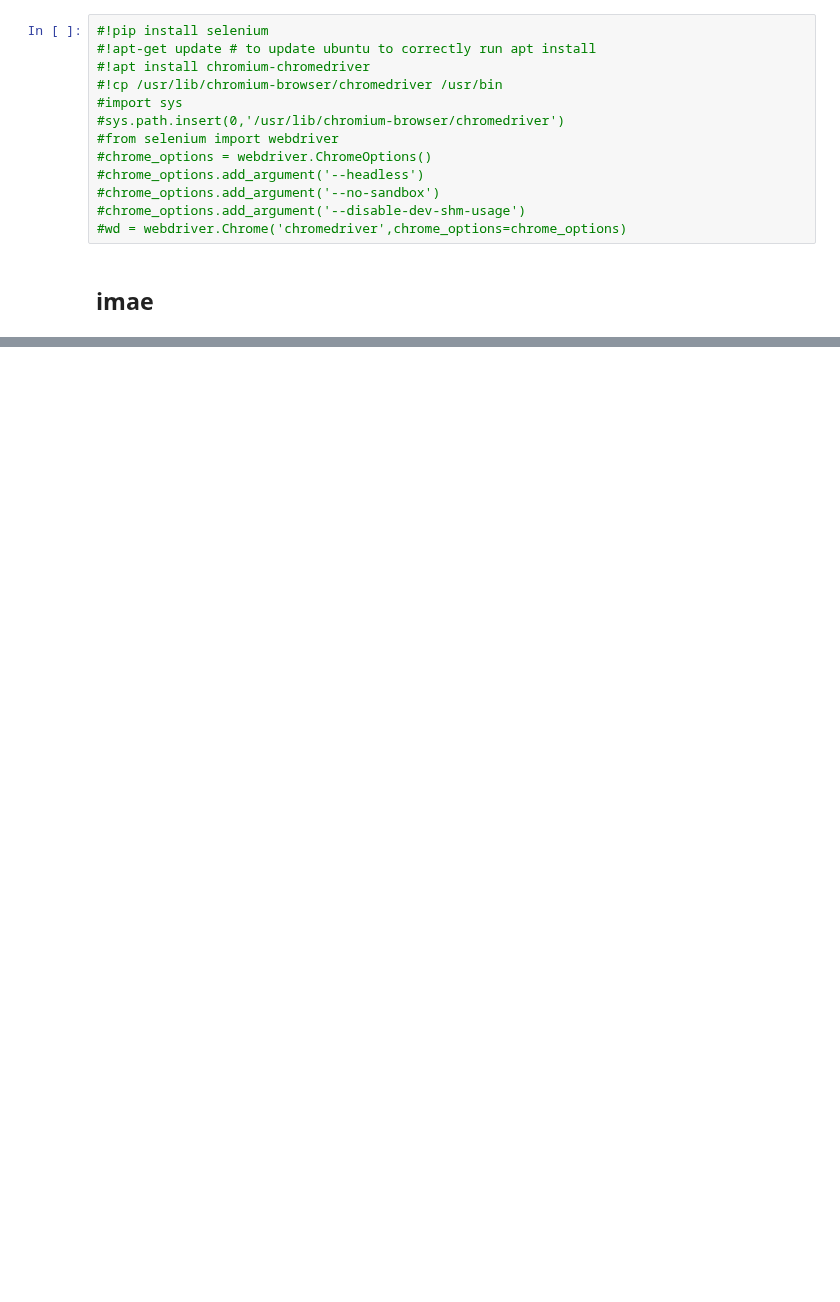
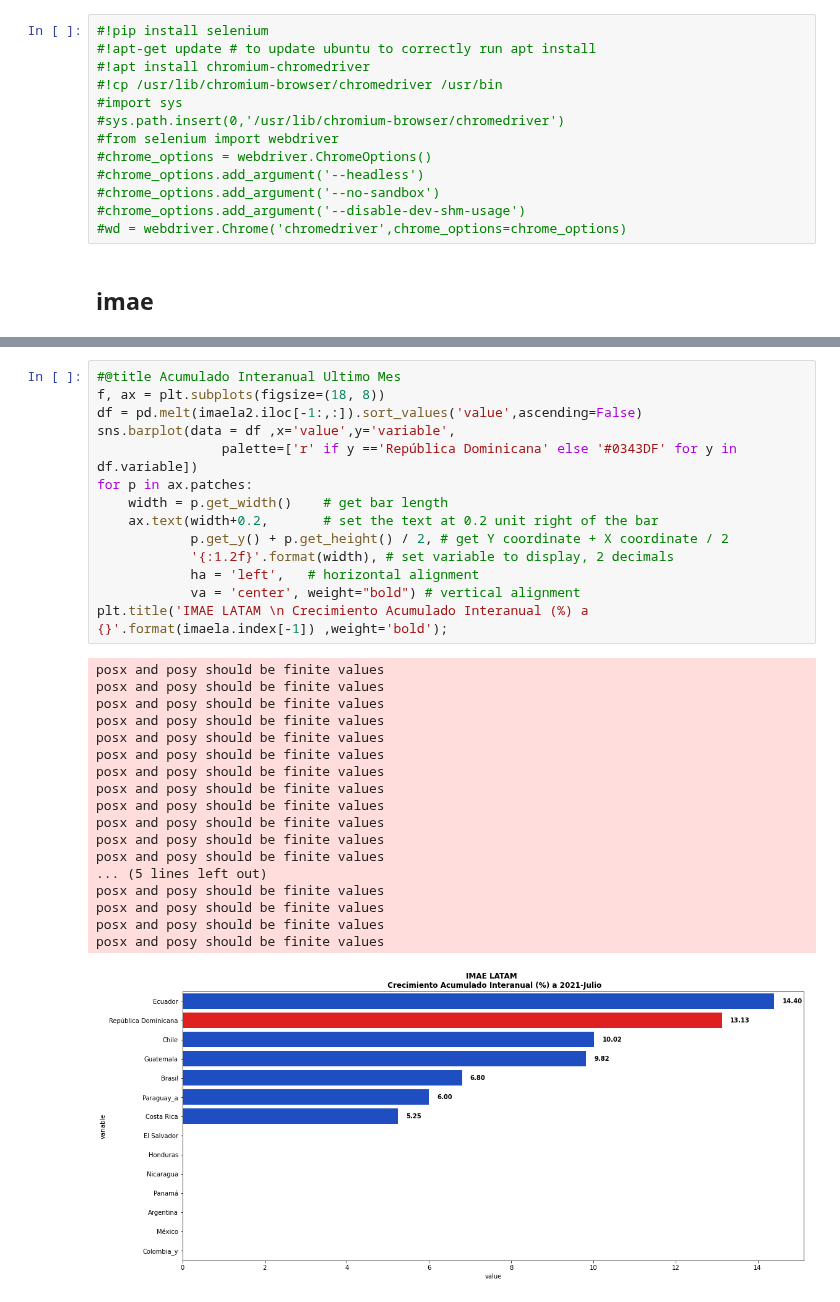
Before and after one commit to samyff12/LATAM, a Jupyter notebook: IMAE_LATAM.ipynb, the cells around one changed output, grey strips where cells are left out. Cells and saved outputs as stored; diff of their text form; blank space fills up the shorter version.

```diff
--- a/IMAE_LATAM.ipynb
+++ b/IMAE_LATAM.ipynb
@@ -550,0 +563,33 @@ NameError: ignored
+# %%
+#@title Acumulado Interanual Ultimo Mes
+f, ax = plt.subplots(figsize=(18, 8))
+df = pd.melt(imaela2.iloc[-1:,:]).sort_values('value',ascending=False)
+sns.barplot(data = df ,x='value',y='variable',
+                palette=['r' if y =='República Dominicana' else '#0343DF' for y in df.variable])
+for p in ax.patches:
+    width = p.get_width()    # get bar length
+    ax.text(width+0.2,       # set the text at 0.2 unit right of the bar
+            p.get_y() + p.get_height() / 2, # get Y coordinate + X coordinate / 2
+            '{:1.2f}'.format(width), # set variable to display, 2 decimals
+            ha = 'left',   # horizontal alignment
+            va = 'center', weight="bold") # vertical alignment
+plt.title('IMAE LATAM \n Crecimiento Acumulado Interanual (%) a {}'.format(imaela.index[-1]) ,weight='bold');
+# %% [output]
+posx and posy should be finite values
+posx and posy should be finite values
+posx and posy should be finite values
+posx and posy should be finite values
+posx and posy should be finite values
+posx and posy should be finite values
+posx and posy should be finite values
+posx and posy should be finite values
+posx and posy should be finite values
+posx and posy should be finite values
+posx and posy should be finite values
+posx and posy should be finite values
+... (5 lines left out)
+posx and posy should be finite values
+posx and posy should be finite values
+posx and posy should be finite values
+posx and posy should be finite values
+[figure, added]
```
Also changed, not shown: parts of 13 cells of this notebook.
